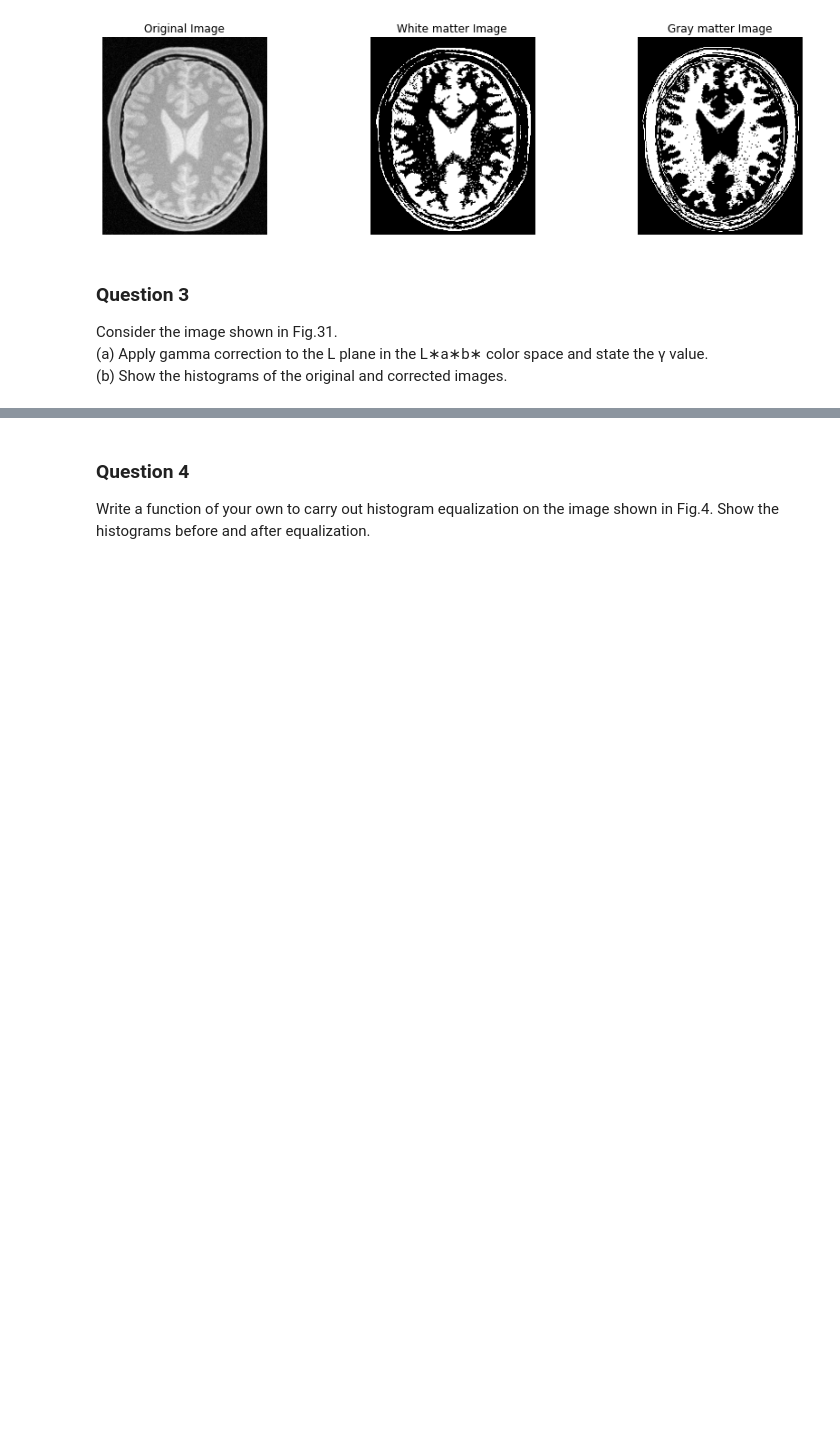
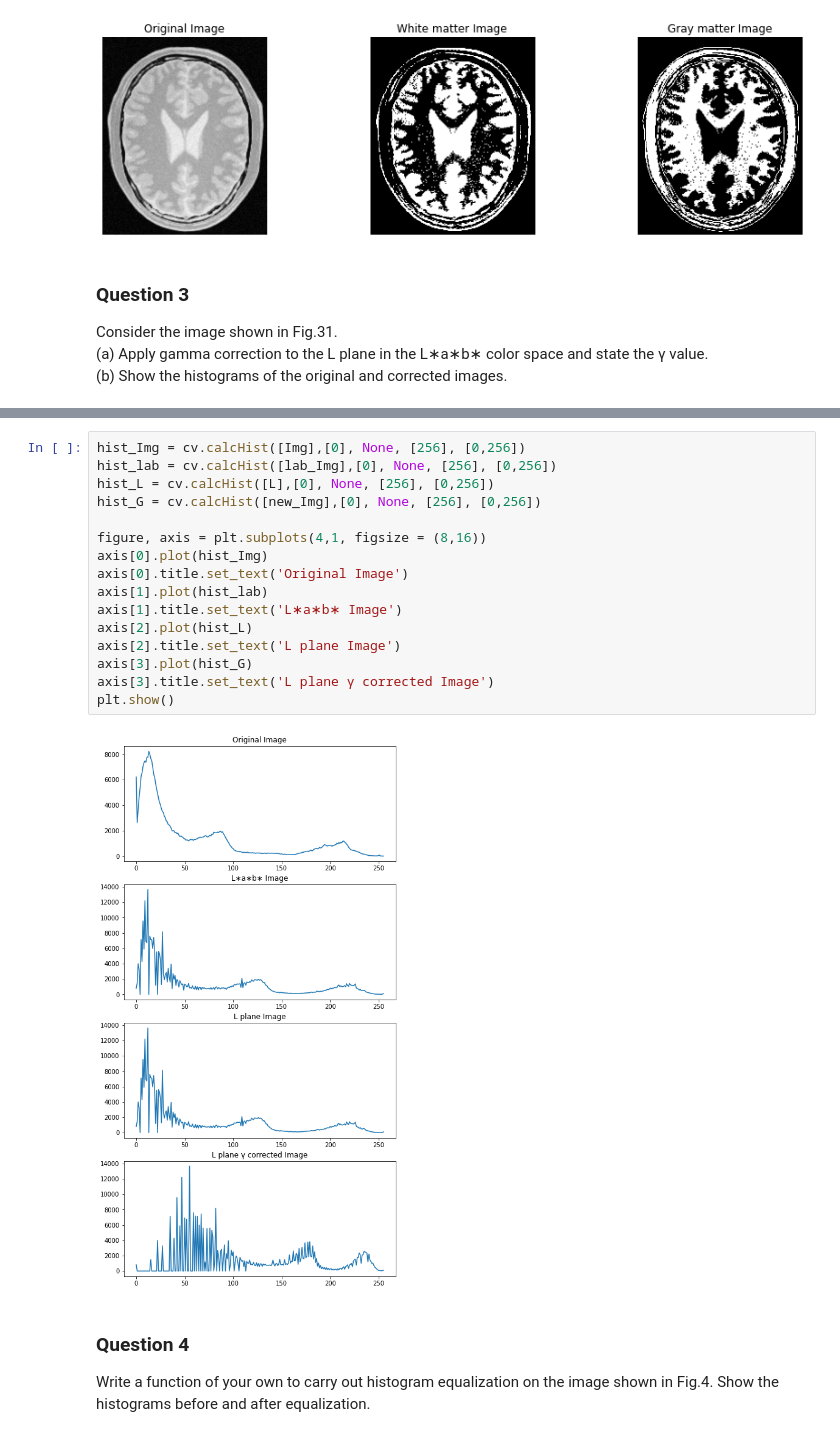
Before and after one commit to ayodyawkh/EN2550, a Jupyter notebook: Assignment_1/Assignment1.ipynb, the cells around one changed output, grey strips where cells are left out. Cells and saved outputs as stored; diff of their text form; blank space fills up the shorter version.

```diff
--- a/Assignment_1/Assignment1.ipynb
+++ b/Assignment_1/Assignment1.ipynb
@@ -114,3 +160,21 @@ Consider the image shown in Fig.31. <br>
+# %%
+hist_Img = cv.calcHist([Img],[0], None, [256], [0,256])
+hist_lab = cv.calcHist([lab_Img],[0], None, [256], [0,256])
+hist_L = cv.calcHist([L],[0], None, [256], [0,256])
+hist_G = cv.calcHist([new_Img],[0], None, [256], [0,256])
+
+figure, axis = plt.subplots(4,1, figsize = (8,16))
+axis[0].plot(hist_Img)
+axis[0].title.set_text('Original Image')
+axis[1].plot(hist_lab)
+axis[1].title.set_text('L∗a∗b∗ Image')
+axis[2].plot(hist_L)
+axis[2].title.set_text('L plane Image')
+axis[3].plot(hist_G)
+axis[3].title.set_text('L plane γ corrected Image')
+plt.show()
+# %% [output]
+[figure, added]
 # %% [markdown]
 ### Question 4
 Write a function of your own to carry out histogram equalization on the image shown in Fig.4. Show the histograms before and after equalization.
```
Also changed, not shown: parts of 2 cells of this notebook.
